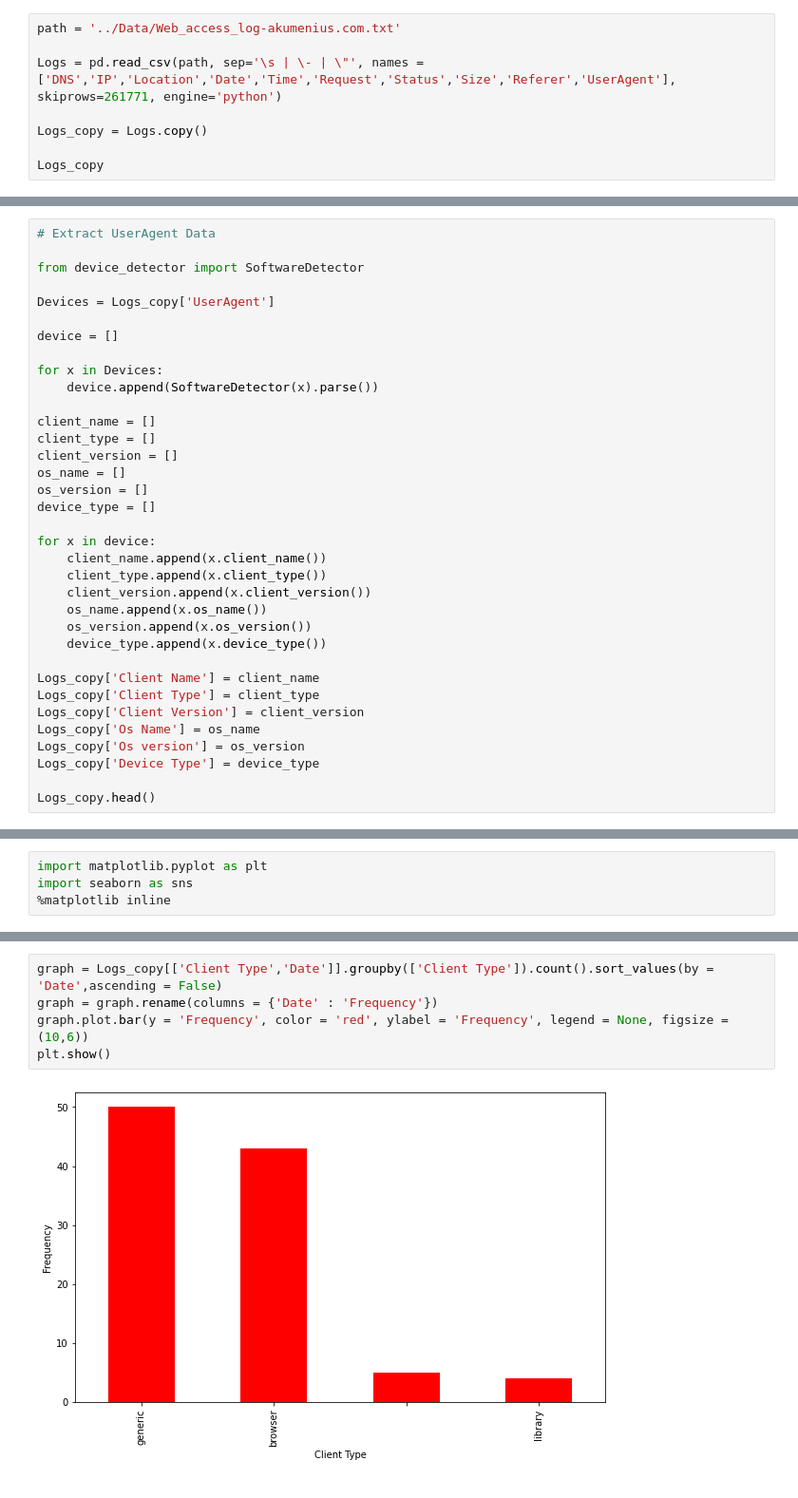
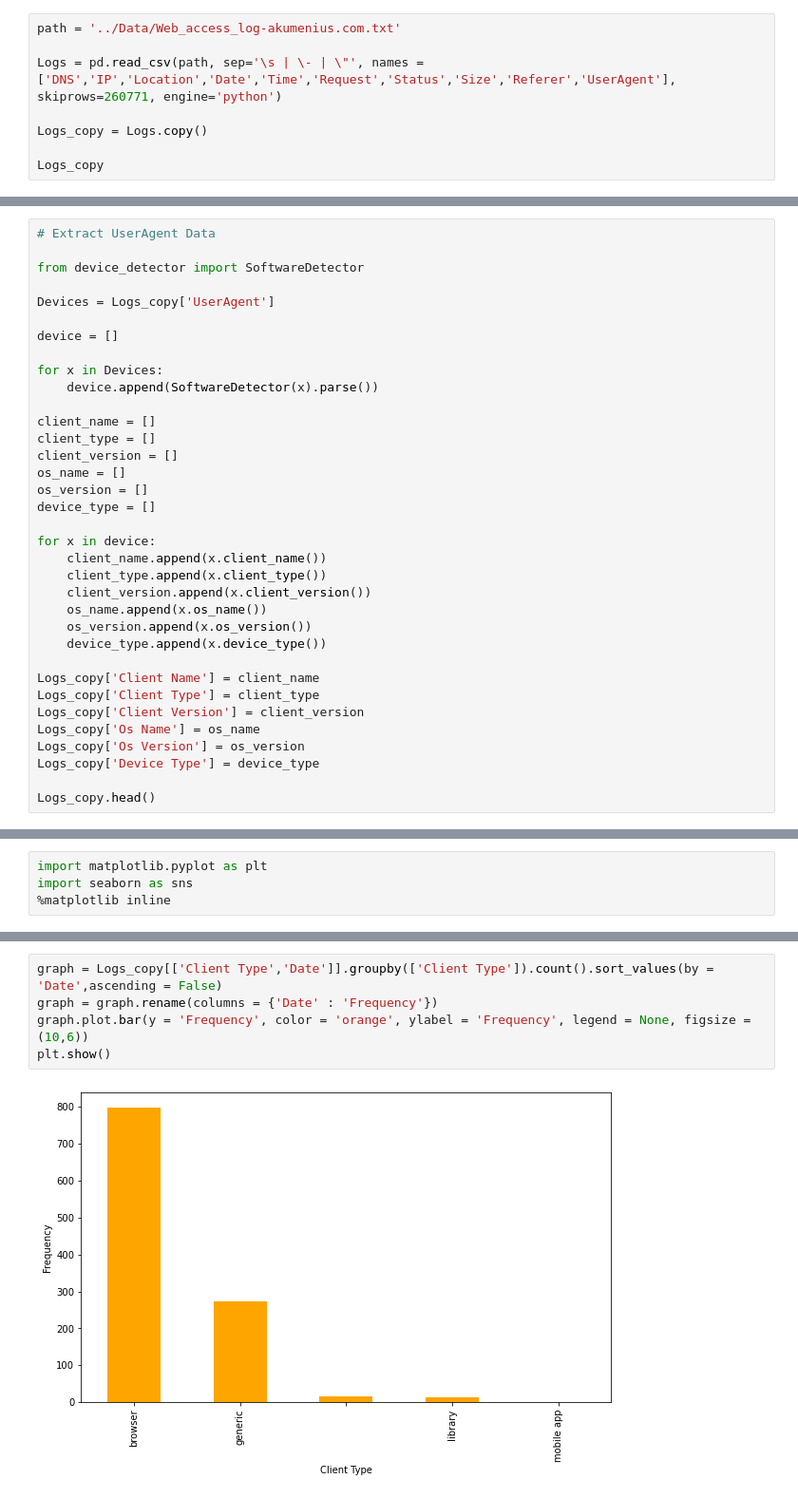
Before and after one commit to jesussantana/web-log-dash, a Jupyter notebook: Tasca_7_Registre_de_Logs.ipynb, the cells around one changed output, grey strips where cells are left out. Shown at 95% size. Cells and saved outputs as stored; diff of their text form.

```diff
--- a/Tasca_7_Registre_de_Logs.ipynb
+++ b/Tasca_7_Registre_de_Logs.ipynb
@@ -16,7 +16,7 @@ pd.set_option('display.max_columns', None)
 # %%
 path = '../Data/Web_access_log-akumenius.com.txt'
 
-Logs = pd.read_csv(path, sep='\s | \- | \"', names =['DNS','IP','Location','Date','Time','Request','Status','Size','Referer','UserAgent'], skiprows=261771, engine='python')
+Logs = pd.read_csv(path, sep='\s | \- | \"', names =['DNS','IP','Location','Date','Time','Request','Status','Size','Referer','UserAgent'], skiprows=260771, engine='python')
 
 Logs_copy = Logs.copy()
 
@@ -308,7 +320,7 @@ Logs_copy['Client Name'] = client_name
 Logs_copy['Client Type'] = client_type
 Logs_copy['Client Version'] = client_version
 Logs_copy['Os Name'] = os_name
-Logs_copy['Os version'] = os_version
+Logs_copy['Os Version'] = os_version
 Logs_copy['Device Type'] = device_type
 
 Logs_copy.head()
@@ -368,10 +380,10 @@ plt.show()
 # %%
 graph = Logs_copy[['Client Type','Date']].groupby(['Client Type']).count().sort_values(by = 'Date',ascending = False)
 graph = graph.rename(columns = {'Date' : 'Frequency'})
-graph.plot.bar(y = 'Frequency', color = 'red', ylabel = 'Frequency', legend = None, figsize = (10,6))
+graph.plot.bar(y = 'Frequency', color = 'orange', ylabel = 'Frequency', legend = None, figsize = (10,6))
 plt.show()
 # %% [output]
-[figure, old version]
+[figure, new version]
 # %%
 Logs_export = Logs_copy.copy()
 
```
Also changed, not shown: parts of 24 cells of this notebook.
